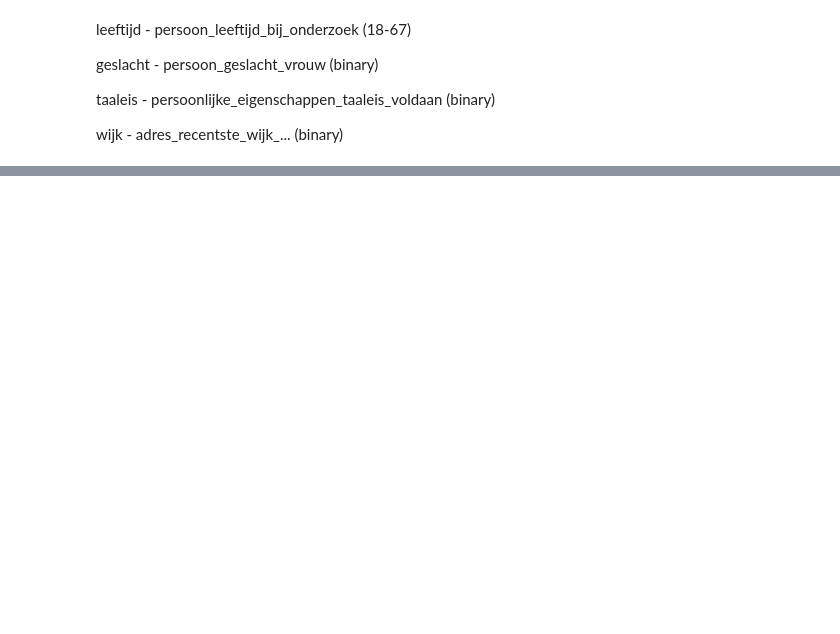
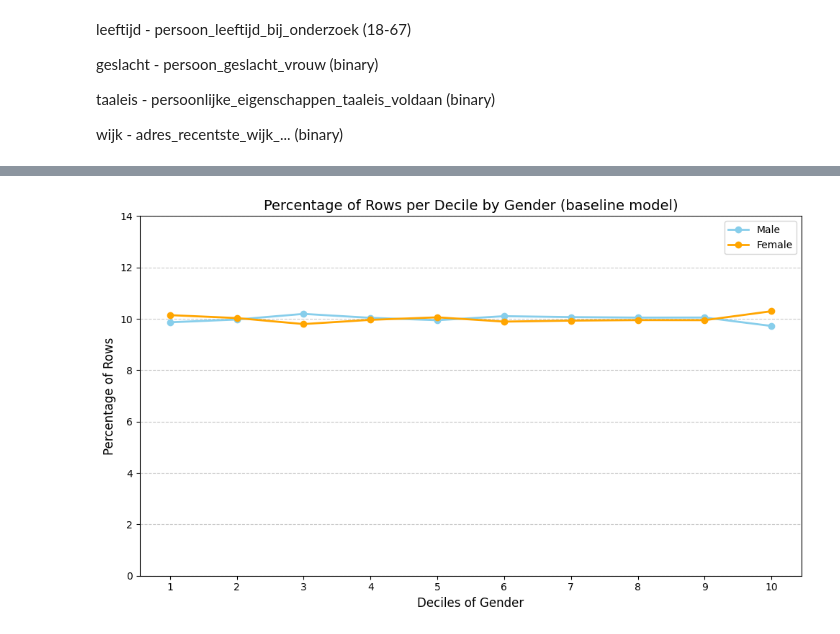
Before and after one commit to nouwerkerk/AI-Testing-33, a Jupyter notebook: testing.ipynb, the cells around one changed output, grey strips where cells are left out. Saved outputs shown, nothing was run; the diff lists cells and outputs as text; code cells hidden in the pictures; blank space fills up the shorter version.

Commit message:
update testing file to show stats for baseline/good/bad models

```diff
--- a/testing.ipynb
+++ b/testing.ipynb
@@ -329,0 +301,40 @@ percentage_per_decile_age(test_data)
+# %%
+def percentage_per_decile_gender(feature_name, test_data, session, graph_title):
+    X = test_data.drop(['checked'], axis=1)
+    y_pred_onnx = session.run(None, {'X': X.values.astype(np.float32)})
+
+    sorted_data = test_data.copy()
+    sorted_data['predicted_risk'] = y_pred_onnx[0].flatten()
+    sorted_data = sorted_data.sort_values(by='predicted_risk', ascending=True).reset_index(drop=True)
+
+    sorted_data['decile'] = pd.qcut(sorted_data['predicted_risk'], q=10, labels=False)
+
+    group_0 = sorted_data[sorted_data[feature_name] == 0]
+    group_1 = sorted_data[sorted_data[feature_name] == 1]
+
+    decile_counts_0 = group_0['decile'].value_counts(normalize=True).sort_index() * 100
+    decile_counts_1 = group_1['decile'].value_counts(normalize=True).sort_index() * 100
+
+    plt.figure(figsize=(10, 6))
+    plt.ylim(0, 14)
+    # Plot line for Feature = 0
+    plt.plot(decile_counts_0.index, decile_counts_0, label='Male', marker='o', color='skyblue', linewidth=2)
+
+    # Plot line for Feature = 1
+    plt.plot(decile_counts_1.index, decile_counts_1, label='Female', marker='o', color='orange', linewidth=2)
+
+    # Formatting the plot
+    plt.xlabel('Deciles of Gender', fontsize=12)
+    plt.ylabel('Percentage of Rows', fontsize=12)
+    plt.title(graph_title, fontsize=14)
+    plt.xticks(ticks=np.arange(10), labels=[f'{i+1}' for i in range(10)])
+    plt.legend()
+    plt.grid(axis='y', linestyle='--', alpha=0.7)
+    plt.tight_layout()
+
+    # Show plot
+    plt.show()
+# %%
+percentage_per_decile_gender('persoon_geslacht_vrouw', test_data_baseline, session_baseline, 'Percentage of Rows per Decile by Gender (baseline model)')
+# %% [output]
+[figure, added]
```
Also changed, not shown: parts of 38 cells of this notebook, 1 other file.
